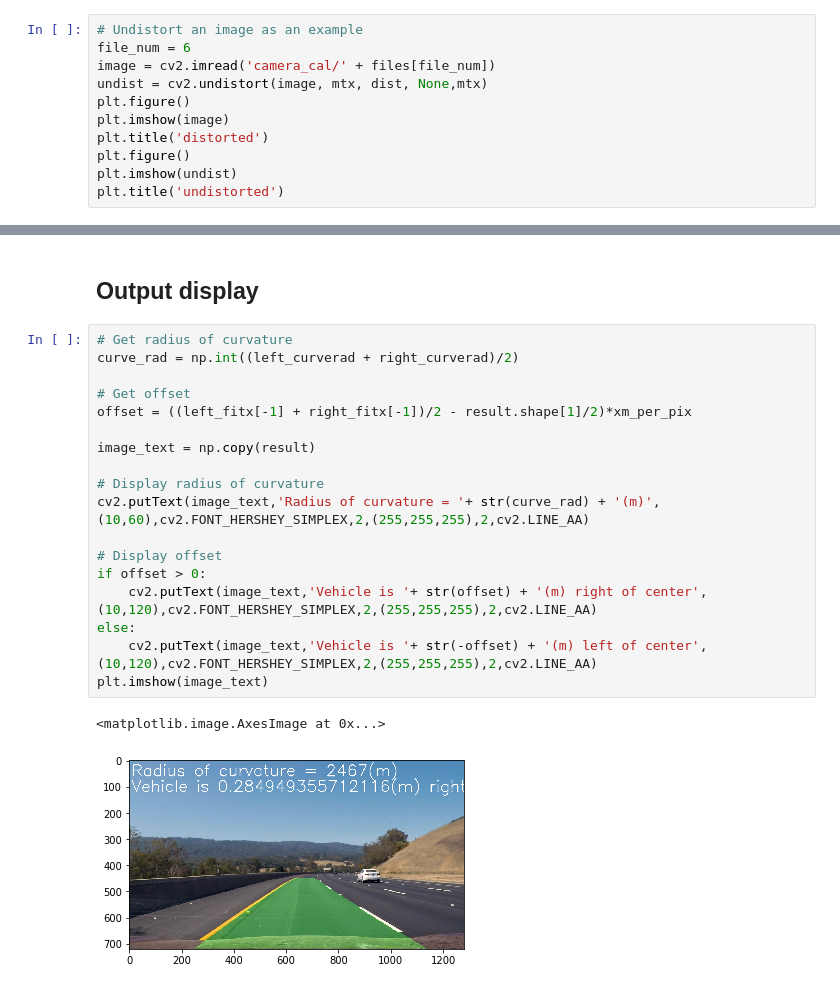
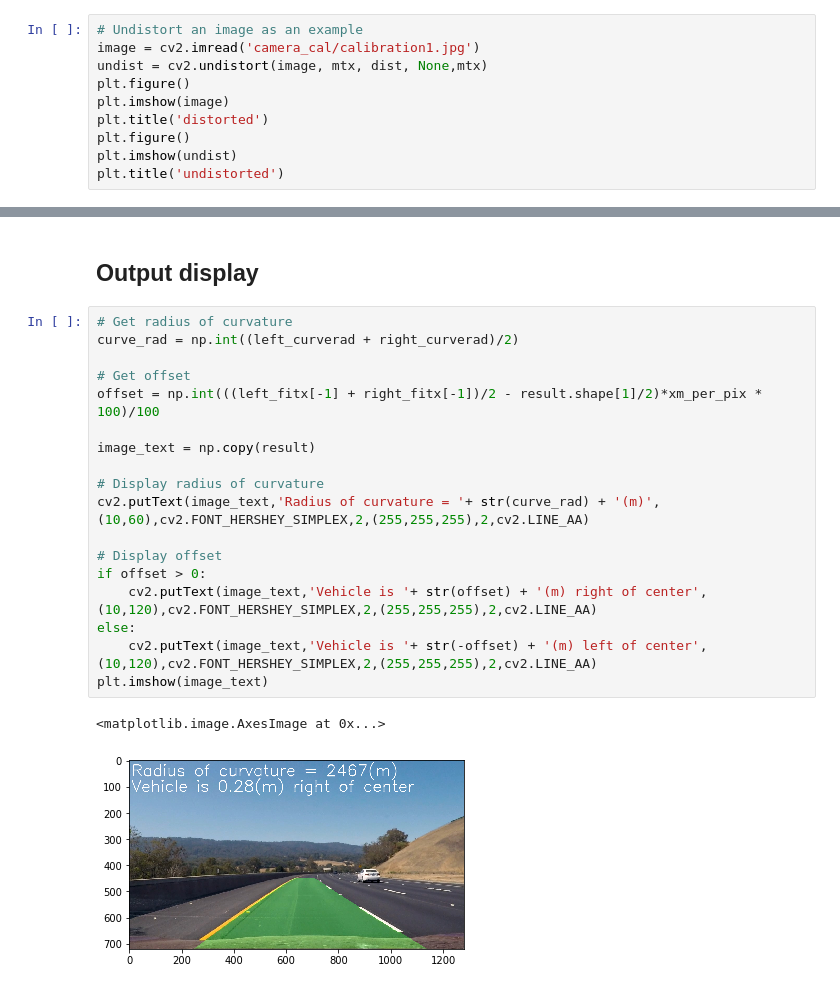
Before and after one commit to ashwinmr/CarND-Advanced-Lane-Lines, a Jupyter notebook: Main.ipynb, the cells around one changed output, grey strips where cells are left out. Saved outputs shown, nothing was run; the diff lists cells and outputs as text.

```diff
--- a/Main.ipynb
+++ b/Main.ipynb
@@ -72,8 +72,7 @@ ret, mtx, dist, rvecs, tvecs = cv2.calibrateCamera(objpoints, imgpoints, image.s
 ## Apply distortion correction
 # %%
 # Undistort an image as an example
-file_num = 6
-image = cv2.imread('camera_cal/' + files[file_num])
+image = cv2.imread('camera_cal/calibration1.jpg')
 undist = cv2.undistort(image, mtx, dist, None,mtx)
 plt.figure()
 plt.imshow(image)
@@ -460,21 +459,21 @@ plt.imshow(result)
 # %%
 # Get radius of curvature
 curve_rad = np.int((left_curverad + right_curverad)/2)
 
 # Get offset
-offset = ((left_fitx[-1] + right_fitx[-1])/2 - result.shape[1]/2)*xm_per_pix
+offset = np.int(((left_fitx[-1] + right_fitx[-1])/2 - result.shape[1]/2)*xm_per_pix * 100)/100
 
 image_text = np.copy(result)
 
 # Display radius of curvature
 cv2.putText(image_text,'Radius of curvature = '+ str(curve_rad) + '(m)',(10,60),cv2.FONT_HERSHEY_SIMPLEX,2,(255,255,255),2,cv2.LINE_AA)
 
 # Display offset
 if offset > 0:
     cv2.putText(image_text,'Vehicle is '+ str(offset) + '(m) right of center',(10,120),cv2.FONT_HERSHEY_SIMPLEX,2,(255,255,255),2,cv2.LINE_AA)
 else:
     cv2.putText(image_text,'Vehicle is '+ str(-offset) + '(m) left of center',(10,120),cv2.FONT_HERSHEY_SIMPLEX,2,(255,255,255),2,cv2.LINE_AA)
 plt.imshow(image_text)
 # %% [output]
 <matplotlib.image.AxesImage at 0x...>
-[figure, old version]
+[figure, new version]
```
Also changed, not shown: parts of 3 cells of this notebook.
